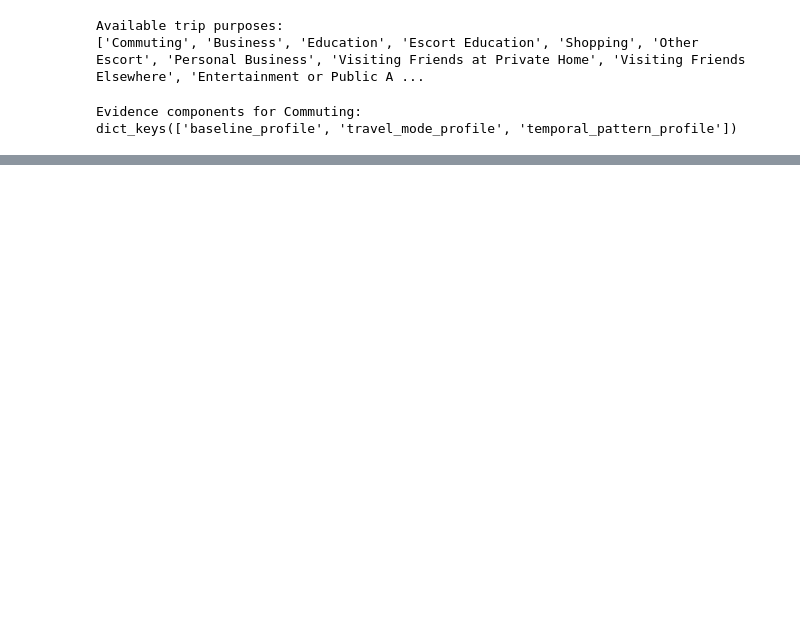
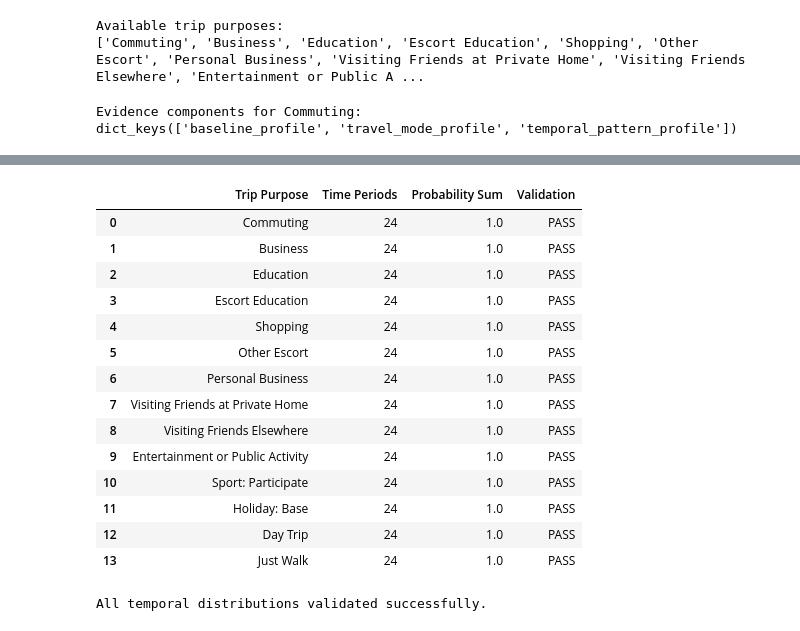
Before and after one commit to yuxinjiang1205/mobility-modelling-framework, a Jupyter notebook: notebooks/framework/construct_demographic_conditioned_behaviour.ipynb, the cells around one changed output, grey strips where cells are left out. Saved outputs shown, nothing was run; the diff lists cells and outputs as text; code cells hidden in the pictures; blank space fills up the shorter version.

Commit message:
Integration of demographic layer and behaviour layer (not exported yet)

```diff
--- a/notebooks/framework/construct_demographic_conditioned_behaviour.ipynb
+++ b/notebooks/framework/construct_demographic_conditioned_behaviour.ipynb
@@ -45,9 +53,6 @@ population = pd.read_parquet(population_file)
 
 with open(behavioural_evidence_file, "r", encoding="utf-8") as file:
     behavioural_evidence = json.load(file)
-# %%
-with open(behavioural_evidence_file, "r", encoding="utf-8") as file:
-    behavioural_evidence = json.load(file)
 # %% [markdown]
 ## 4. Inspect Input Data
 # %%
@@ -196,32 +139,0 @@ across all mutually exclusive trip purposes are expected to sum to one.
-# %%
-trip_purpose_probabilities = {}
-
-for purpose, evidence in behavioural_evidence.items():
-    baseline_profile = evidence["baseline_profile"]
-
-    matching_records = [
-        record
-        for record in baseline_profile
-        if record["Age"] == behavioural_age
-        and record["Gender"] == behavioural_gender
-    ]
-
-    if len(matching_records) == 0:
-        raise ValueError(
-            "No trip purpose probability found for "
-            f"purpose={purpose}, "
-            f"age={behavioural_age}, "
-            f"gender={behavioural_gender}."
-        )
-
-    if len(matching_records) > 1:
-        raise ValueError(
-            "Multiple trip purpose probabilities found for "
-            f"purpose={purpose}, "
-            f"age={behavioural_age}, "
-            f"gender={behavioural_gender}."
-        )
-
-    trip_purpose_probabilities[purpose] = matching_records[0][
-        "Trip Purpose Probability"
-    ]
@@ -286,0 +244,27 @@ Trip purpose distribution validation: PASS
+# %%
+temporal_validation_summary = pd.DataFrame(
+    temporal_validation_results
+)
+
+display(temporal_validation_summary)
+
+print(
+    "All temporal distributions validated successfully."
+)
+# %% [output]
+|  | Trip Purpose | Time Periods | Probability Sum | Validation |
+| 0 | Commuting | 24 | 1.0 | PASS |
+| 1 | Business | 24 | 1.0 | PASS |
+| 2 | Education | 24 | 1.0 | PASS |
+| 3 | Escort Education | 24 | 1.0 | PASS |
+| 4 | Shopping | 24 | 1.0 | PASS |
+| 5 | Other Escort | 24 | 1.0 | PASS |
+| 6 | Personal Business | 24 | 1.0 | PASS |
+| 7 | Visiting Friends at Private Home | 24 | 1.0 | PASS |
+| 8 | Visiting Friends Elsewhere | 24 | 1.0 | PASS |
+| 9 | Entertainment or Public Activity | 24 | 1.0 | PASS |
+| 10 | Sport: Participate | 24 | 1.0 | PASS |
+| 11 | Holiday: Base | 24 | 1.0 | PASS |
+| 12 | Day Trip | 24 | 1.0 | PASS |
+| 13 | Just Walk | 24 | 1.0 | PASS |
+All temporal distributions validated successfully.
```
Also changed, not shown: parts of 25 cells of this notebook.
